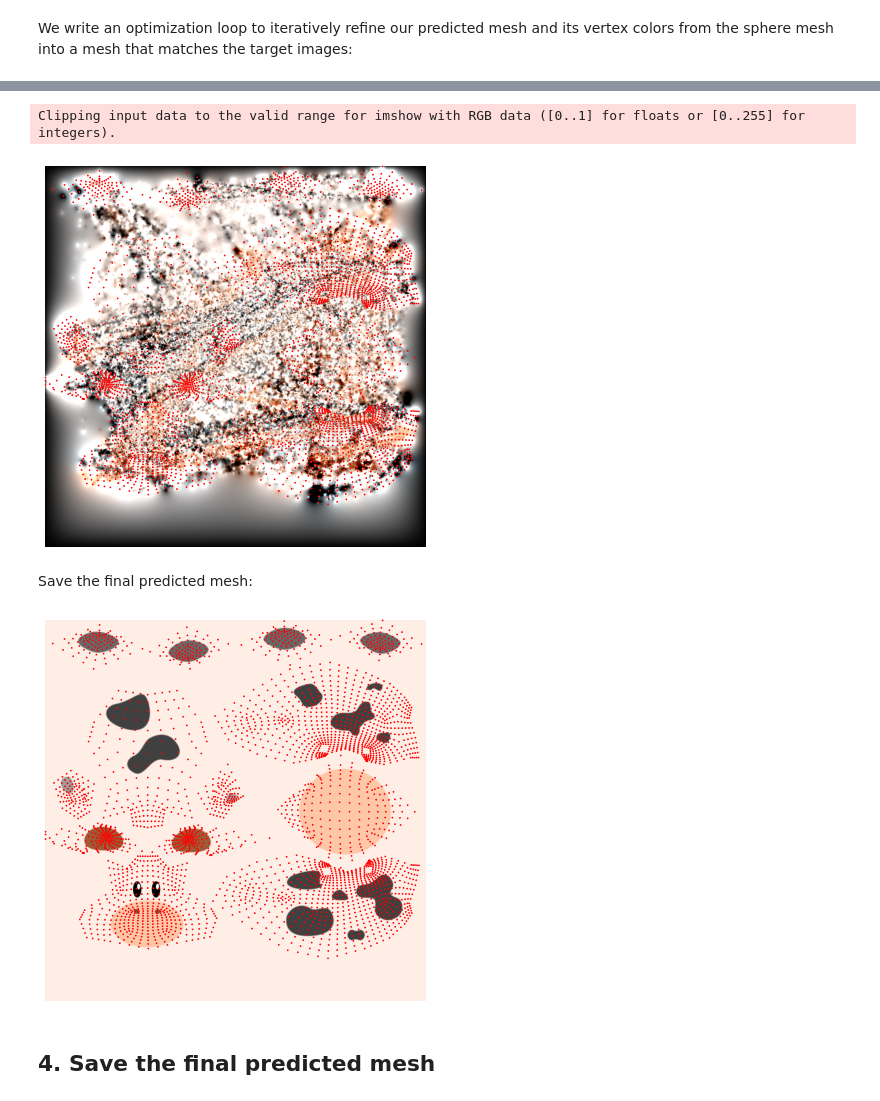
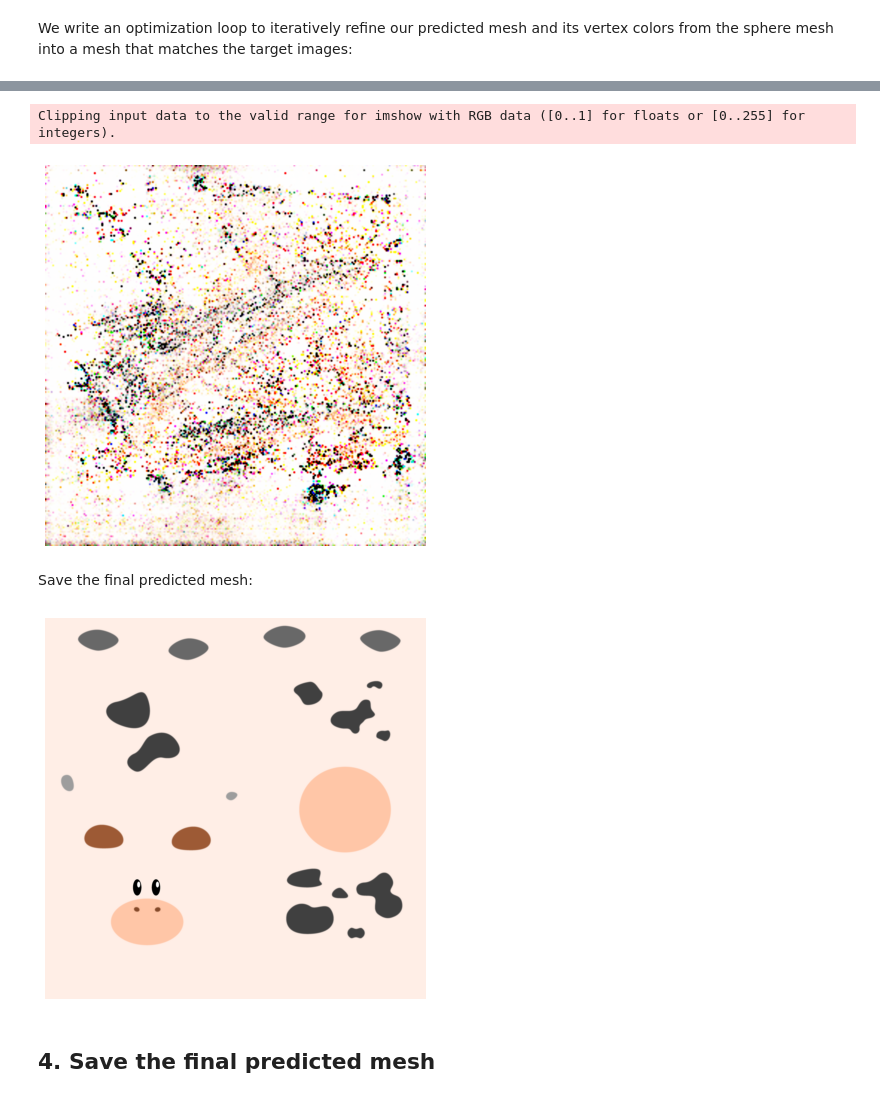
Before and after one commit to theycallmepeter/pytorch3d_PBR, a Jupyter notebook: docs/tutorials/fit_textured_mesh.ipynb, the cells around one changed output, grey strips where cells are left out. Saved outputs shown, nothing was run; the diff lists cells and outputs as text; code cells hidden in the pictures.

Commit message:
updated with residual generator, still not working properly

```diff
--- a/docs/tutorials/fit_textured_mesh.ipynb
+++ b/docs/tutorials/fit_textured_mesh.ipynb
@@ -216,7 +216,7 @@ Later in this tutorial, we will fit a mesh to the rendered RGB images, as well a
 # Rasterization settings for silhouette rendering
 sigma = 1e-4
 raster_settings_silhouette = RasterizationSettings(
-    image_size=128,
+    image_size=imsize,
     blur_radius=np.log(1. / 1e-4 - 1.)*sigma,
     faces_per_pixel=50,
     perspective_correct=False,
@@ -288,7 +288,7 @@ We create a new differentiable renderer for rendering the silhouette of our pred
 # Renderer for Image-based 3D Reasoning', ICCV 2019
 sigma = 1e-4
 raster_settings_soft = RasterizationSettings(
-    image_size=128,
+    image_size=imsize,
     blur_radius=np.log(1. / 1e-4 - 1.)*sigma,
     faces_per_pixel=50,
     perspective_correct=False,
@@ -612,7 +612,7 @@ We can predict both the mesh and its texture if we add an additional loss based
 # Renderer for Image-based 3D Reasoning', ICCV 2019
 sigma = 1e-4
 raster_settings_soft = RasterizationSettings(
-    image_size=128,
+    image_size=imsize,
     blur_radius=np.log(1. / 1e-4 - 1.)*sigma,
     faces_per_pixel=50,
     perspective_correct=False,
@@ -632,9 +632,9 @@ renderer_textured = MeshRenderer(
 We initialize settings, losses, and the optimizer that will be used to iteratively fit our mesh to the target RGB images:
 # %%
 # Number of views to optimize over in each SGD iteration
-num_views_per_iteration = 2
+num_views_per_iteration = 5
 # Number of optimization steps
-Niter = 100
+Niter = 1500
 # Plot period for the losses
 plot_period = Niter // 5
 
@@ -642,16 +642,21 @@ plot_period = Niter // 5
 
 # Optimize using rendered RGB image loss, rendered silhouette image loss, mesh
 # edge loss, mesh normal consistency, and mesh laplacian smoothing
-losses = {"rgb": {"weight": 1.0, "values": []},
+losses = {
+          "rgb": {"weight": 1.0, "values": []},
         #   "silhouette": {"weight": 1.0, "values": []},
         #   "edge": {"weight": 1.0, "values": []},
         #   "normal": {"weight": 0.01, "values": []},
         #   "laplacian": {"weight": 1.0, "values": []},
           # "style": {"weight": 1.0, "values": []},
-        #   "adversarial": {"weight": 1.0, "values": []},
-          "smoothness":{"weight":0.1, "values": []}
+          "adversarial": {"weight": 0.0000, "values": []},
+          "smoothness":{"weight":0.001, "values": []}
          }
+losses_gan = {
+          "generator": {"weight": 1.0, "values": []},
+          "discriminator":{"weight":1.0, "values": []}
 
+}
 # We will learn to deform the source mesh by offsetting its vertices
 # The shape of the deform parameters is equal to the total number of vertices in
 # src_mesh
@@ -670,16 +675,16 @@ uv_map = src_mesh.textures.verts_uvs_padded().to(device)
 # We will also learn per vertex colors for our sphere mesh that define texture
 # of the mesh
 # sphere_verts_rgb = torch.full(mesh.textures.maps_padded().shape, 0.1, device=device, requires_grad=True)
-sphere_verts_rgb = torch.normal(mean=torch.full(mesh.textures.maps_padded().shape, 0.5),std=0.2).to(device)
-sphere_verts_rgb.requires_grad = True
+# sphere_verts_rgb = torch.normal(mean=torch.full(mesh.textures.maps_padded().shape, 0.5),std=0.05).to(device)
+# sphere_verts_rgb.requires_grad = True
 # print(sphere_verts_rgb)
 
 # Need to create UV map for the sphere and optimize that together with the texture
 
 # The optimizer
-optimizer = torch.optim.Adam([sphere_verts_rgb], lr=0.01)
-new_src_mesh = src_mesh.clone()
-new_src_mesh.textures = TexturesUV(sphere_verts_rgb, faces_uvs=faces, verts_uvs=uv_map)
+# optimizer = torch.optim.Adam([sphere_verts_rgb], lr=0.001)
+# new_src_mesh = src_mesh.clone()
+# new_src_mesh.textures = TexturesUV(sphere_verts_rgb, faces_uvs=faces, verts_uvs=uv_map)
 # %% [markdown]
 We write an optimization loop to iteratively refine our predicted mesh and its vertex colors from the sphere mesh into a mesh that matches the target images:
 # %%
@@ -1018,30 +1110,30 @@ Clipping input data to the valid range for imshow with RGB data ([0..1] for floa
 # %%
 plt.figure(figsize=(7,7))
 from pytorch3d.vis.texture_vis import texturesuv_image_matplotlib
 
 texture_image=new_src_mesh.textures.maps_padded()
-texturesuv_image_matplotlib(new_src_mesh.textures, subsample=None)
+# texturesuv_image_matplotlib(new_src_mesh.textures, subsample=None)
 
 # print(texture_image.shape)
-# plt.imshow(texture_image.squeeze().cpu().detach())
+plt.imshow(texture_image.squeeze().cpu().detach())
 plt.axis("off");
 # %% [output]
 Clipping input data to the valid range for imshow with RGB data ([0..1] for floats or [0..255] for integers).
-[figure, old version]
+[figure, new version]
 # %% [markdown]
 Save the final predicted mesh:
 # %%
 plt.figure(figsize=(7,7))
 from pytorch3d.vis.texture_vis import texturesuv_image_matplotlib
 
-# texture_image=src_mesh.textures.maps_padded()
-texturesuv_image_matplotlib(mesh.textures, subsample=None)
-
+texture_image=src_mesh.textures.maps_padded()
+# texturesuv_image_matplotlib(mesh.textures, subsample=None)
+# print(src_mesh.textures.maps_padded().shape, new_src_mesh.textures.maps_padded().shape)
 # print(texture_image.shape)
-# plt.imshow(texture_image.squeeze().cpu().detach())
+plt.imshow(texture_image.squeeze().cpu().detach())
 plt.axis("off");
 # %% [output]
-[figure, old version]
+[figure, new version]
 # %% [markdown]
 ## 4. Save the final predicted mesh
 # %%
```
Also changed, not shown: parts of 7 cells of this notebook.
